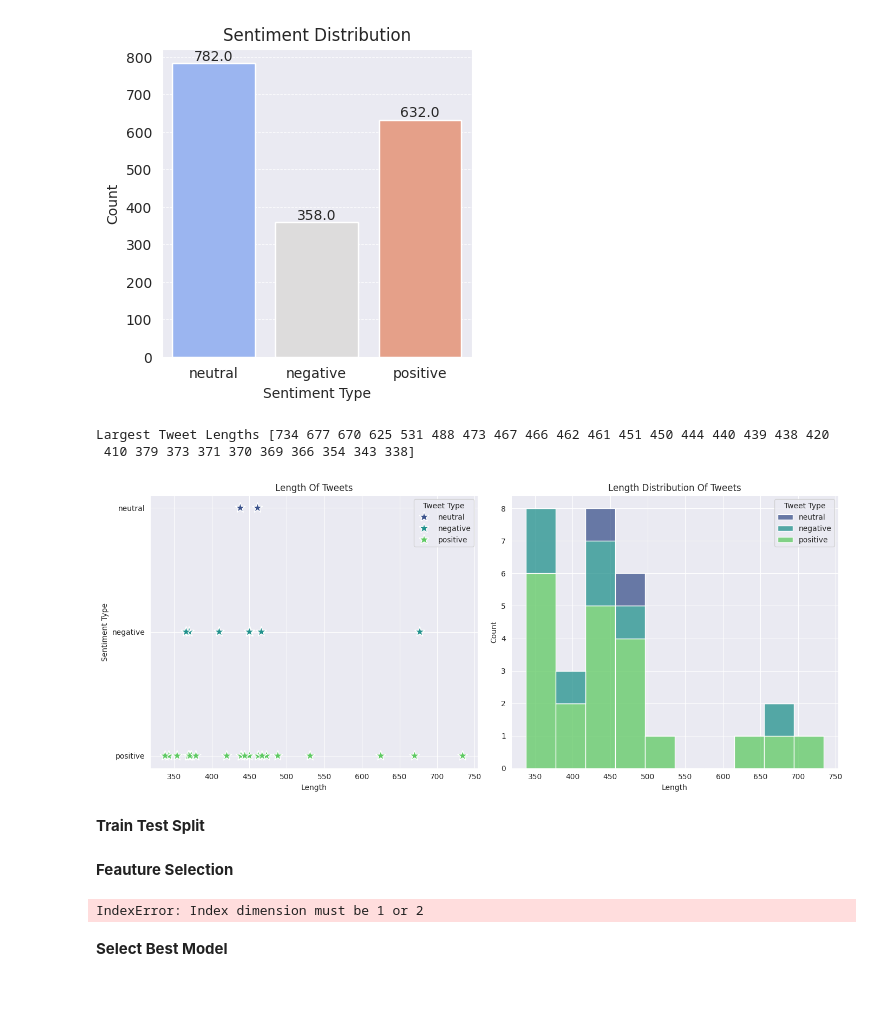
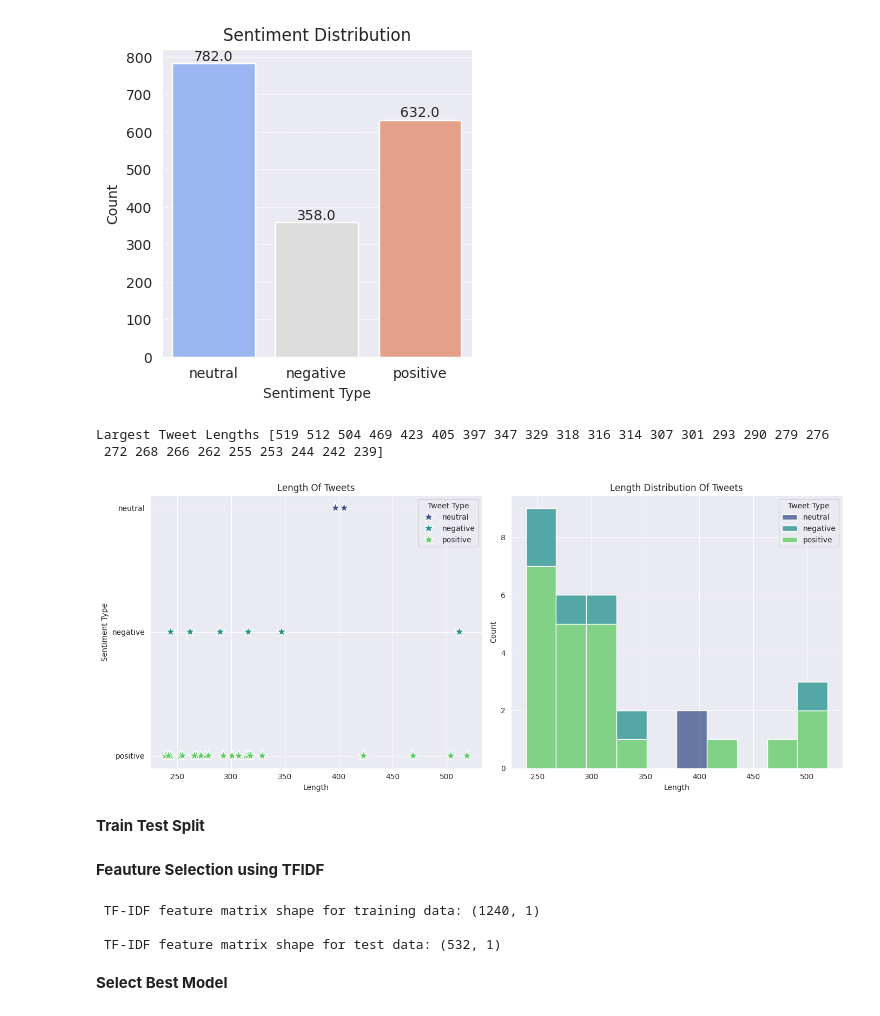
Before and after one commit to kavyakalivarapu-lab/ML-project, a Jupyter notebook: SocialMedia_sentimentAnalysis.ipynb, the cells around one changed output. Cells and saved outputs as stored; diff of their text form; code cells hidden in the pictures.

```diff
--- a/SocialMedia_sentimentAnalysis.ipynb
+++ b/SocialMedia_sentimentAnalysis.ipynb
@@ -168,7 +183,7 @@ def threshold_text(text, min_length=3, max_length=15):
 
     return filtered_text
 # %%
-x['cleaned_Tweets']=x['Tweets'].apply(clean_text)
+x['Tweets']=x['Tweets'].apply(clean_text)
 # %%
-x["cleaned_Tweets"]=x["Tweets"].apply(threshold_text)
+x["Tweets"]=x["Tweets"].apply(threshold_text)
 # %%
@@ -209,45 +223,50 @@ Passing `palette` without assigning `hue` is deprecated and will be removed in v
   ax=sns.countplot(data=y,x='Tweet Type',palette='coolwarm')
 [figure]
 # %%
-largest_tweet_len=x['cleaned_Tweets'].str.len().nlargest(30).unique()
-filtered_data=x[x['cleaned_Tweets'].str.len().isin(largest_tweet_len)]
+largest_tweet_len=x['Tweets'].str.len().nlargest(30).unique()
+filtered_data=x[x['Tweets'].str.len().isin(largest_tweet_len)]
 print("Largest Tweet Lengths",largest_tweet_len)
 fig,axes=plt.subplots(1,2,figsize=(14,6))
-sns.scatterplot(x=filtered_data['cleaned_Tweets'].str.len(),y=y['Tweet Type']
+sns.scatterplot(x=filtered_data['Tweets'].str.len(),y=y['Tweet Type']
                 ,ax=axes[0],hue=y['Tweet Type'],palette='viridis',marker='*',s=200)
 axes[0].set_title("Length Of Tweets")
 axes[0].set_xlabel("Length")
 axes[0].set_ylabel("Sentiment Type")
 
-sns.histplot(x=filtered_data['cleaned_Tweets'].str.len(),ax=axes[1],hue=y['Tweet Type'],
+sns.histplot(x=filtered_data['Tweets'].str.len(),ax=axes[1],hue=y['Tweet Type'],
              multiple='stack',bins=10,palette='viridis')
 axes[1].set_title("Length Distribution Of Tweets")
 axes[1].set_xlabel("Length")
 axes[1].set_ylabel("Count")
 
 plt.tight_layout()
 plt.show()
 # %% [output]
-Largest Tweet Lengths [734 677 670 625 531 488 473 467 466 462 461 451 450 444 440 439 438 420
- 410 379 373 371 370 369 366 354 343 338]
+Largest Tweet Lengths [519 512 504 469 423 405 397 347 329 318 316 314 307 301 293 290 279 276
+ 272 268 266 262 255 253 244 242 239]
-[figure, old version]
+[figure, new version]
 # %% [markdown]
 **Train Test Split**
 # %%
 from sklearn.model_selection import train_test_split
 x_train,x_test,y_train,y_test=train_test_split(x,y,test_size=0.3,random_state=42)
 # %% [markdown]
-**Feauture Selection**
+**Feauture Selection** **using TFIDF**
 # %%
 from sklearn.feature_extraction.text import TfidfVectorizer
 # %%
+# Feature Extraction using TF-IDF
 tfidf=TfidfVectorizer()
-x_train_tfidf=tfidf.fit_transform(x_train['cleaned_Tweets'].astype(str))
-x_test_tfidf=tfidf.transform(x_test['cleaned_Tweets'].astype(str))
+x_train_tfidf=tfidf.fit_transform(x_train['Tweets'].astype(str))
+x_test_tfidf=tfidf.transform(x_test['Tweets'].astype(str))
+
+# Show the shape of transformed data
 print("\n TF-IDF feature matrix shape for training data:",x_train.shape)
 print("\n TF-IDF feature matrix shape for test data:",x_test.shape)
 # %% [output]
-IndexError: Index dimension must be 1 or 2
+ TF-IDF feature matrix shape for training data: (1240, 1)
+
+ TF-IDF feature matrix shape for test data: (532, 1)
 # %% [markdown]
 **Select Best Model**
 # %%
```
Also changed, not shown: parts of 17 cells of this notebook.
